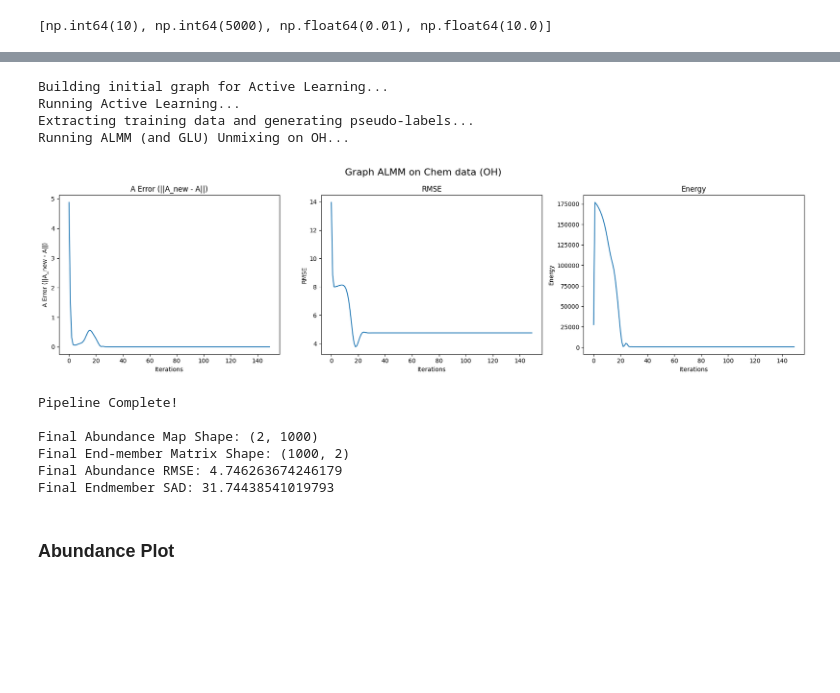
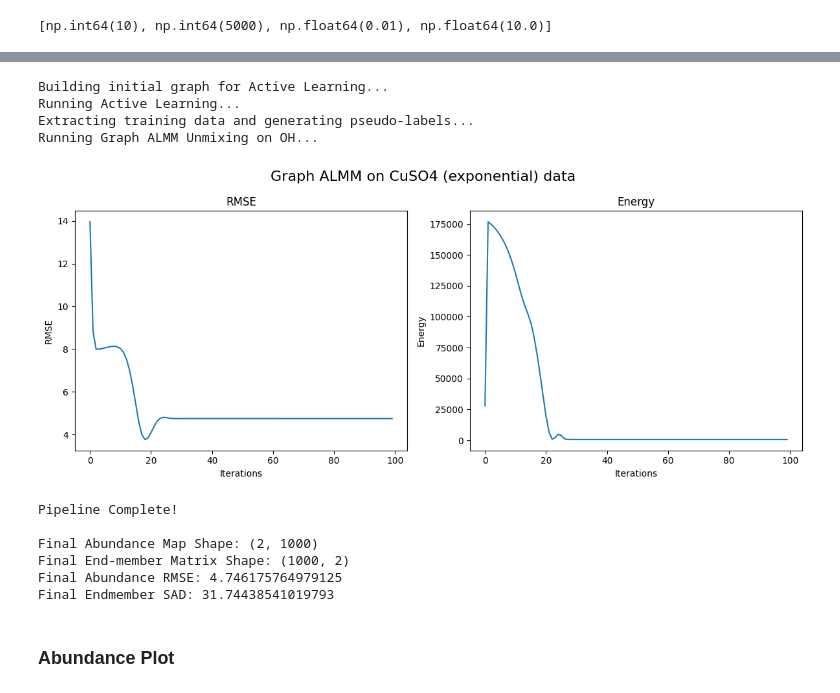
Before and after one commit to mtyler1059/Nearly-Blind-Hyperspectral-Unmixing, a Jupyter notebook: chem_experiments.ipynb, the cells around one changed output, grey strips where cells are left out. Saved outputs shown, nothing was run; the diff lists cells and outputs as text; code cells hidden in the pictures; blank space fills up the shorter version.

```diff
--- a/chem_experiments.ipynb
+++ b/chem_experiments.ipynb
@@ -26,7 +27,7 @@ from graph_active_learning_functions import *
 ### Load data
 # %%
 samples = 1000
-iters = 150
+iters = 100
 X_chem, S_gt_chem, A_gt_chem = load_data(name = 'synth_chem_data.npy', typename = 'chem')
 # %% [output]
 Keys in the dataset: dict_keys(['X', 'A_gt', 'S_gt'])
@@ -191,34 +269,34 @@ E_ALMM_chem, A_ALMM_chem, T_ALMM_chem, B_ALMM_chem = algo_2_almm_optimized(X = X
 # %%
 # Graph ALMM
-
-# Best RMSE: 4.746085801511586
+# ==========
+# Best RMSE: 4.746174615631578
 # Best alpha: 5.499999999999999e-07
-# Best M_total: 4.0 (j = 1 here)
+# Best M_total: 4.0
 # Best xi: 0.1
-# Best OH label: OH
+# Best label: OH
 
 alpha_0 = 5.5e-7
 beta_0 = (1e-3 + 1e-2)/2
 gamma_0 = (1e-3 + 1e-2)/2
 eta_0 = (1e-3 + 1e-2)/2
 xi_0 = 1e-1
 
 A_graph_almm_chem, S_graph_almm_chem, A_rmse_graph_almm_chem, S_rmse_graph_almm_chem = run_unmixing_pipeline_example2(X = X_chem, A_gt = A_gt_chem, S_gt = S_gt_chem, N = samples,
                                                                                                                         alpha = alpha_0, beta = beta_0, gamma = gamma_0, eta = eta_0, maxIter = iters,
-                                                                                                                        M_total_0 = 4, m_0 = 2, xi_0 = xi_0,
+                                                                                                                        M_total_0 = 4.0, m_0 = 2, xi_0 = xi_0,
                                                                                                                         OH_labels = True, print_bool = True,
-                                                                                                                        A_error = True, RMSE_plot = True, Energy_plot = True, title_0 = "Graph ALMM on Chem data (OH)")
+                                                                                                                        A_error = False, RMSE_plot = True, Energy_plot = True, title_0 = "Graph ALMM on CuSO4 (exponential) data")
 # %% [output]
 Building initial graph for Active Learning...
 Running Active Learning...
 Extracting training data and generating pseudo-labels...
-Running ALMM (and GLU) Unmixing on OH...
+Running Graph ALMM Unmixing on OH...
-[figure, old version]
+[figure, new version]
 Pipeline Complete!
 
 Final Abundance Map Shape: (2, 1000)
 Final End-member Matrix Shape: (1000, 2)
-Final Abundance RMSE: 4.746263674246179
+Final Abundance RMSE: 4.746175764979125
 Final Endmember SAD: 31.74438541019793
 # %% [markdown]
 ### Abundance Plot
```
Also changed, not shown: parts of 52 cells of this notebook, 1 other file.
